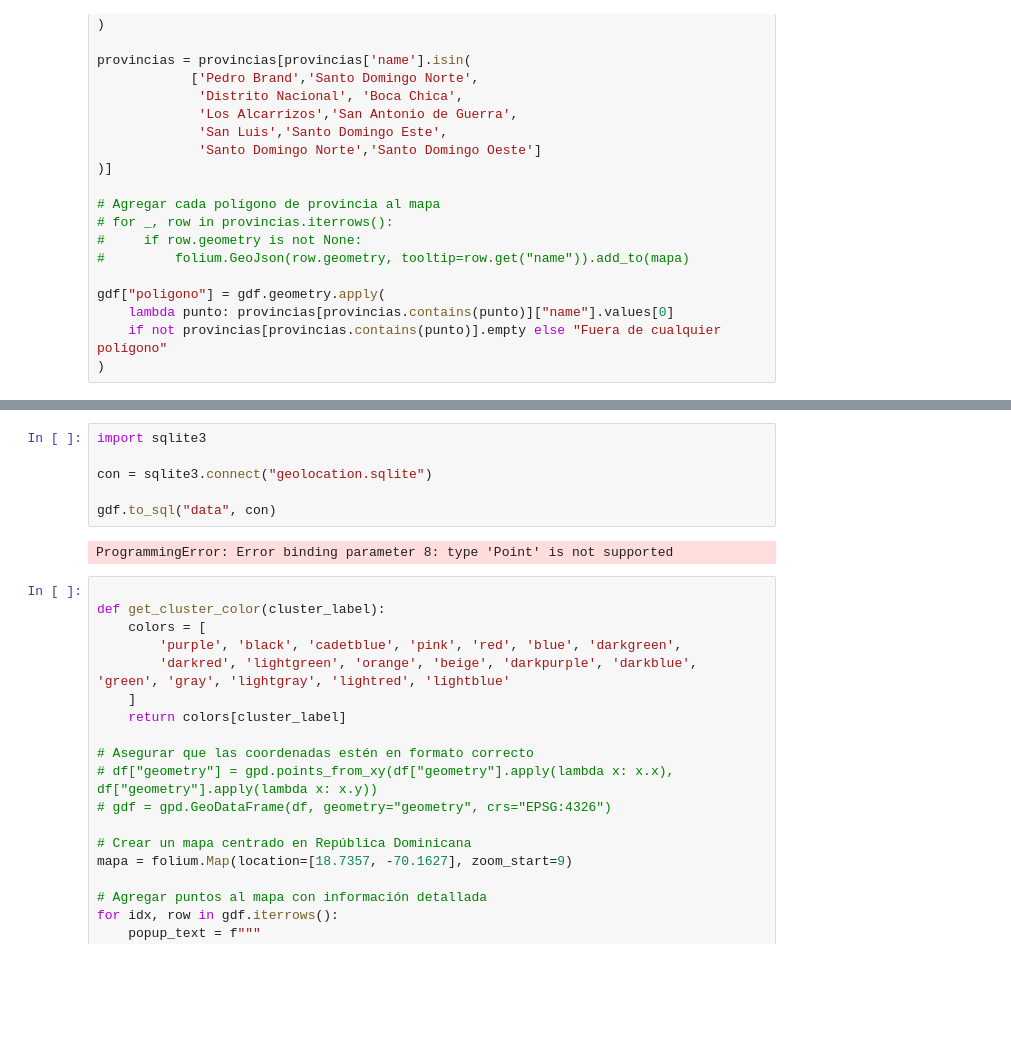
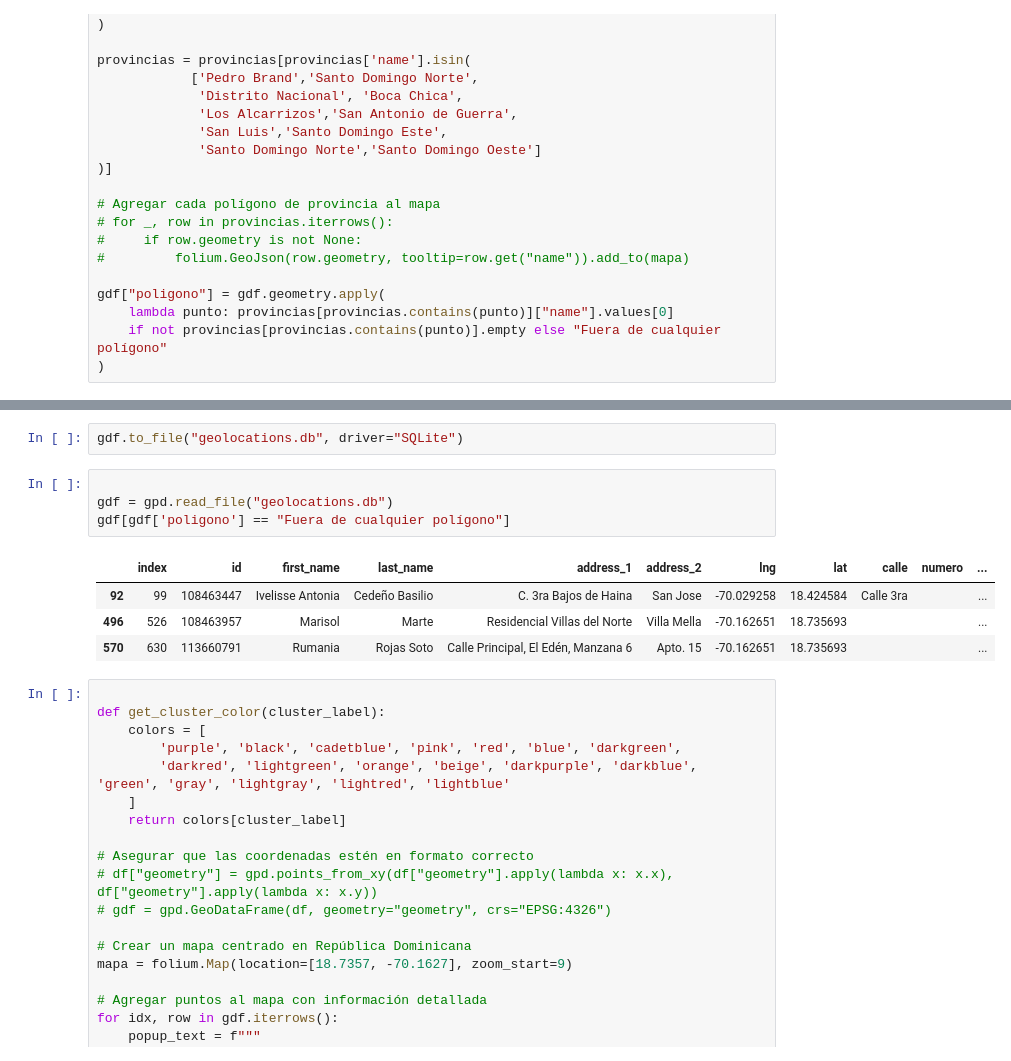
Before and after one commit to srosariofr/IBSJ-Geolocalizacion, a Jupyter notebook: geolocation2.ipynb, the cells around one changed output, grey strips where cells are left out. Drawn from its saved outputs; the diff is of its cells as text; blank space fills up the shorter version.

```diff
--- a/geolocation2.ipynb
+++ b/geolocation2.ipynb
@@ -104,11 +109,14 @@ gdf["poligono"] = gdf.geometry.apply(
 # %%
-import sqlite3
-
-con = sqlite3.connect("geolocation.sqlite")
-
-gdf.to_sql("data", con)
+gdf.to_file("geolocations.db", driver="SQLite")
-# %% [output]
-ProgrammingError: Error binding parameter 8: type 'Point' is not supported
+# %%
+
+gdf = gpd.read_file("geolocations.db")
+gdf[gdf['poligono'] == "Fuera de cualquier polígono"]
+# %% [output]
+|  | index | id | first_name | last_name | address_1 | address_2 | lng | lat | calle | numero | ... |
+| 92 | 99 | 108463447 | Ivelisse Antonia | Cedeño Basilio | C. 3ra Bajos de Haina | San Jose | -70.029258 | 18.424584 | Calle 3ra |  | ... |
+| 496 | 526 | 108463957 | Marisol | Marte | Residencial Villas del Norte | Villa Mella | -70.162651 | 18.735693 |  |  | ... |
+| 570 | 630 | 113660791 | Rumania | Rojas Soto | Calle Principal, El Edén, Manzana 6 | Apto. 15 | -70.162651 | 18.735693 |  |  | ... |
 # %%
 
 def get_cluster_color(cluster_label):
```
Also changed, not shown: parts of 2 cells of this notebook, 3 other files.
